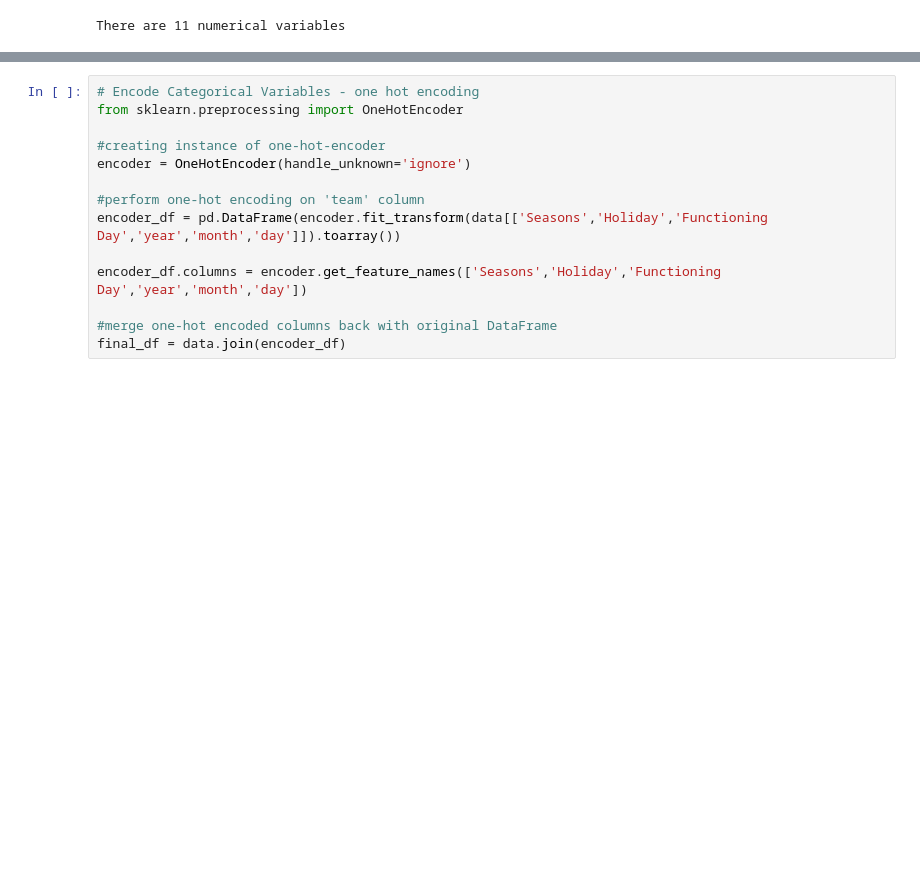
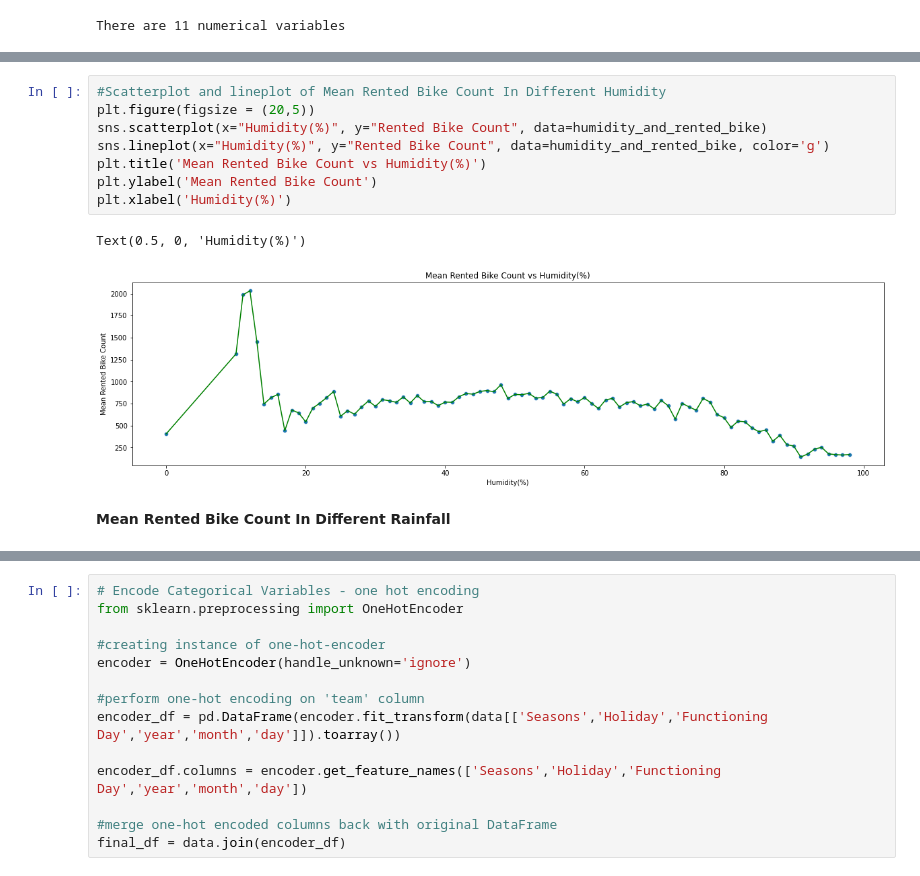
Before and after one commit to saurabhshinkar/Bike-Sharing-Demand-Prediction, a Jupyter notebook: Bike_Sharing_Demand_Prediction_Capstone_Project.ipynb, the cells around one changed output, grey strips where cells are left out. Cells and saved outputs as stored; diff of their text form; blank space fills up the shorter version.

```diff
--- a/Bike_Sharing_Demand_Prediction_Capstone_Project.ipynb
+++ b/Bike_Sharing_Demand_Prediction_Capstone_Project.ipynb
@@ -560,0 +295,13 @@ onehotencoder = OneHotEncoder()
+# %%
+#Scatterplot and lineplot of Mean Rented Bike Count In Different Humidity
+plt.figure(figsize = (20,5))
+sns.scatterplot(x="Humidity(%)", y="Rented Bike Count", data=humidity_and_rented_bike)
+sns.lineplot(x="Humidity(%)", y="Rented Bike Count", data=humidity_and_rented_bike, color='g')
+plt.title('Mean Rented Bike Count vs Humidity(%)')
+plt.ylabel('Mean Rented Bike Count')
+plt.xlabel('Humidity(%)')
+# %% [output]
+Text(0.5, 0, 'Humidity(%)')
+[figure, added]
+# %% [markdown]
+**Mean Rented Bike Count In Different Rainfall**
```
Also changed, not shown: parts of 116 cells of this notebook.
